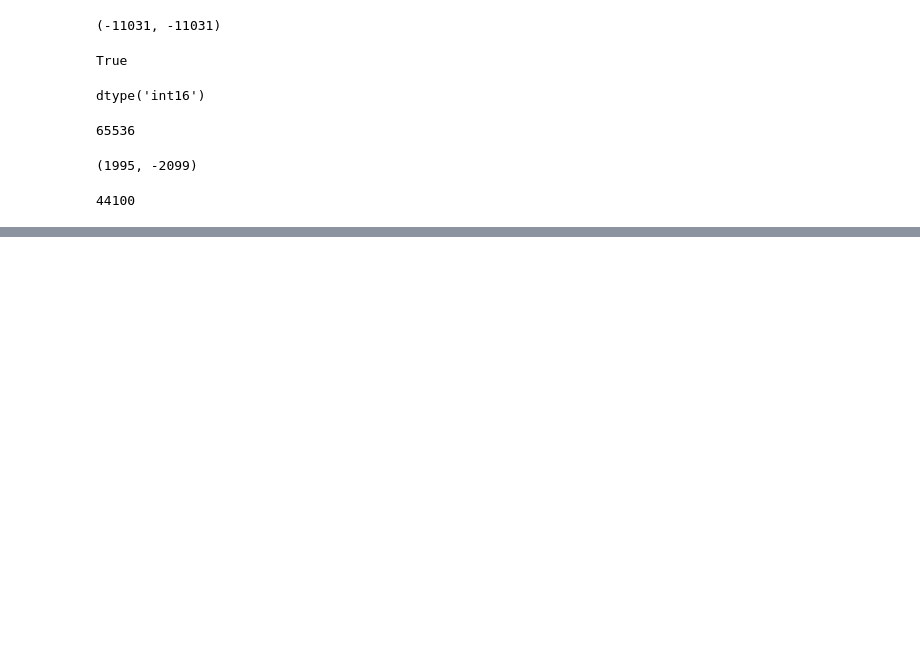
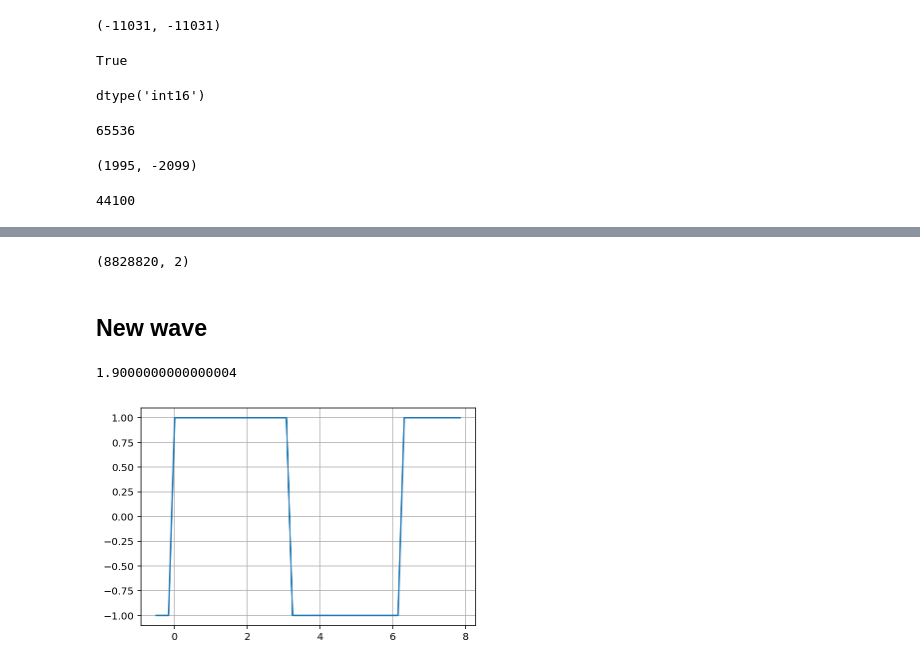
Before and after one commit to AprilYoungs/Deep-learning, a Jupyter notebook: RNN/sounds/Basic Sound Processing.ipynb, the cells around one changed output, grey strips where cells are left out. Saved outputs shown, nothing was run; the diff lists cells and outputs as text; code cells hidden in the pictures; blank space fills up the shorter version.

```diff
--- a/RNN/sounds/Basic Sound Processing.ipynb
+++ b/RNN/sounds/Basic Sound Processing.ipynb
@@ -58,0 +122,6 @@ sampRate
+# %%
+whole_data = np.array([whole_data]*2, dtype=np.int16)
+whole_data = whole_data.T
+whole_data.shape
+# %% [output]
+(8828820, 2)
@@ -58,0 +130,24 @@ sampRate
+# %% [markdown]
+## New wave
+# %%
+8.9%3.5
+# %% [output]
+1.9000000000000004
+# %%
+def clip(x, t=np.pi*2):
+    x = x%t
+    result = []
+    for xx in x:
+        if xx < np.pi:
+            y = 1
+        else:
+            y = -1
+        result.append(y)
+    return np.array(result)
+# %%
+x = np.linspace(-0.5, np.pi*2.5)
+y = clip(x)
+plt.plot(x,y)
+plt.grid()
+# %% [output]
+[figure, added]
```
Also changed, not shown: parts of 25 cells of this notebook, 1 other file.
